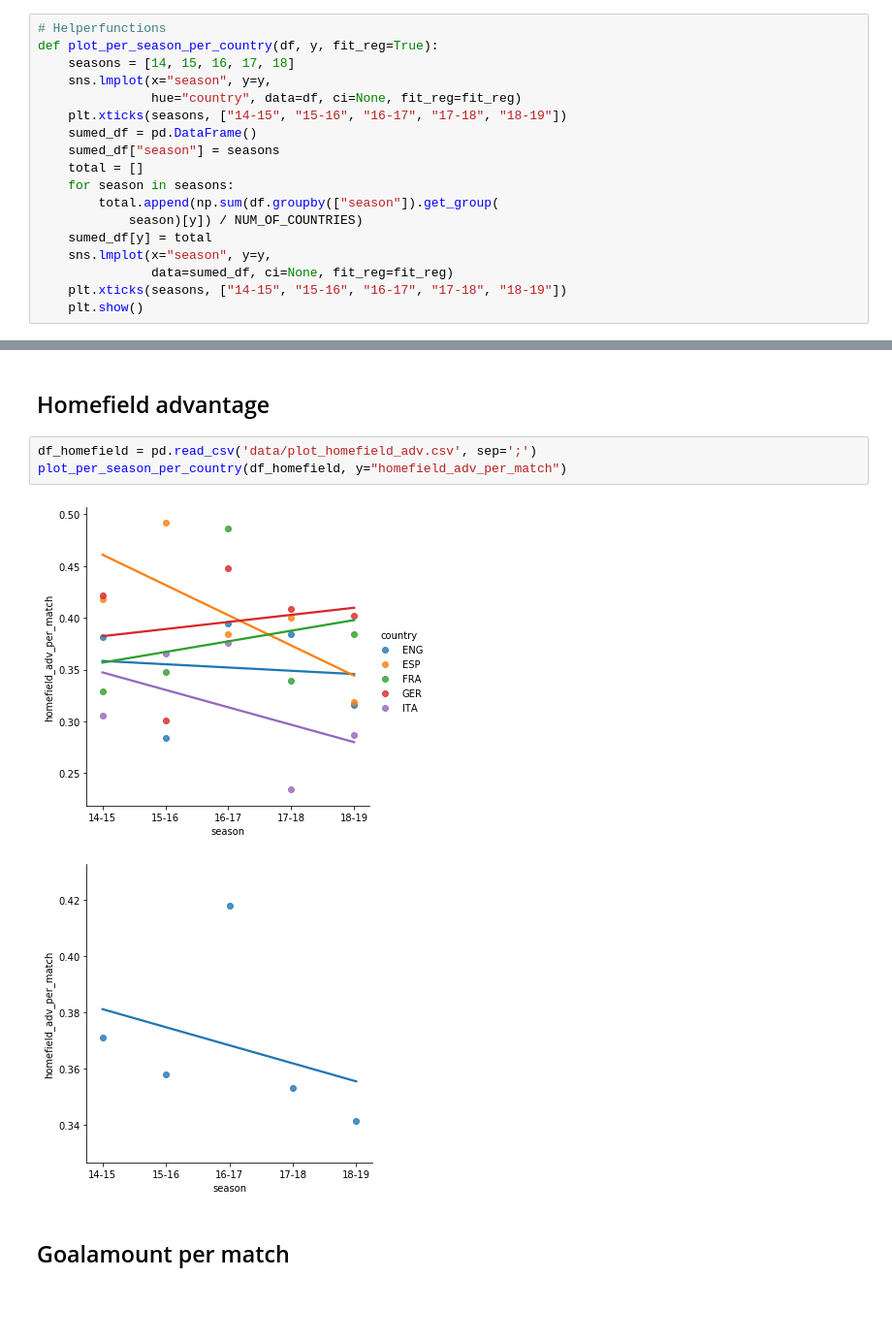
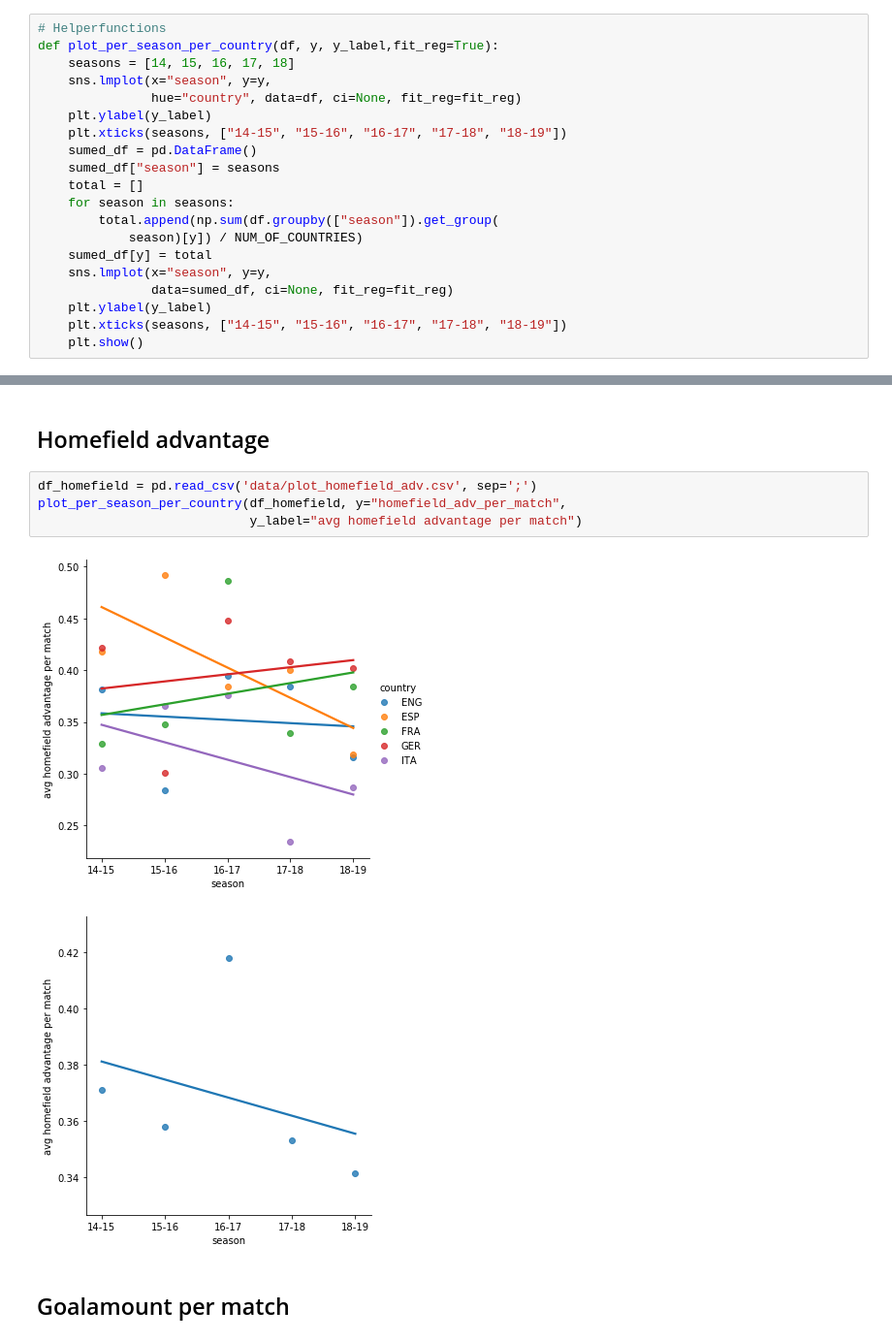
Before and after one commit to LUKEx76/football_prediction, a Jupyter notebook: plotting/plotting.ipynb, the cells around one changed output, grey strips where cells are left out. Shown at 97% size. Cells and saved outputs as stored; diff of their text form; blank space fills up the shorter version.

Commit message:
worked on plotting

```diff
--- a/plotting/plotting.ipynb
+++ b/plotting/plotting.ipynb
@@ -17,10 +17,11 @@ np.random.seed(SEED)
 warnings.filterwarnings('ignore')
 # %%
 # Helperfunctions
-def plot_per_season_per_country(df, y, fit_reg=True):
+def plot_per_season_per_country(df, y, y_label,fit_reg=True):
     seasons = [14, 15, 16, 17, 18]
     sns.lmplot(x="season", y=y,
                hue="country", data=df, ci=None, fit_reg=fit_reg)
+    plt.ylabel(y_label)
     plt.xticks(seasons, ["14-15", "15-16", "16-17", "17-18", "18-19"])
     sumed_df = pd.DataFrame()
     sumed_df["season"] = seasons
@@ -31,5 +32,6 @@ def plot_per_season_per_country(df, y, fit_reg=True):
     sumed_df[y] = total
     sns.lmplot(x="season", y=y,
                data=sumed_df, ci=None, fit_reg=fit_reg)
+    plt.ylabel(y_label)
     plt.xticks(seasons, ["14-15", "15-16", "16-17", "17-18", "18-19"])
     plt.show()
@@ -37,10 +53,11 @@ def plot_per_season_per_country(df, y, fit_reg=True):
 ## Homefield advantage
 # %%
 df_homefield = pd.read_csv('data/plot_homefield_adv.csv', sep=';')
-plot_per_season_per_country(df_homefield, y="homefield_adv_per_match")
+plot_per_season_per_country(df_homefield, y="homefield_adv_per_match",
+                            y_label="avg homefield advantage per match")
 # %% [output]
-[figure, old version]
+[figure, new version]
-[figure, old version]
+[figure, new version]
 # %% [markdown]
 ## Goalamount per match
 # %%
```
Also changed, not shown: parts of 7 cells of this notebook, 2 other files.
